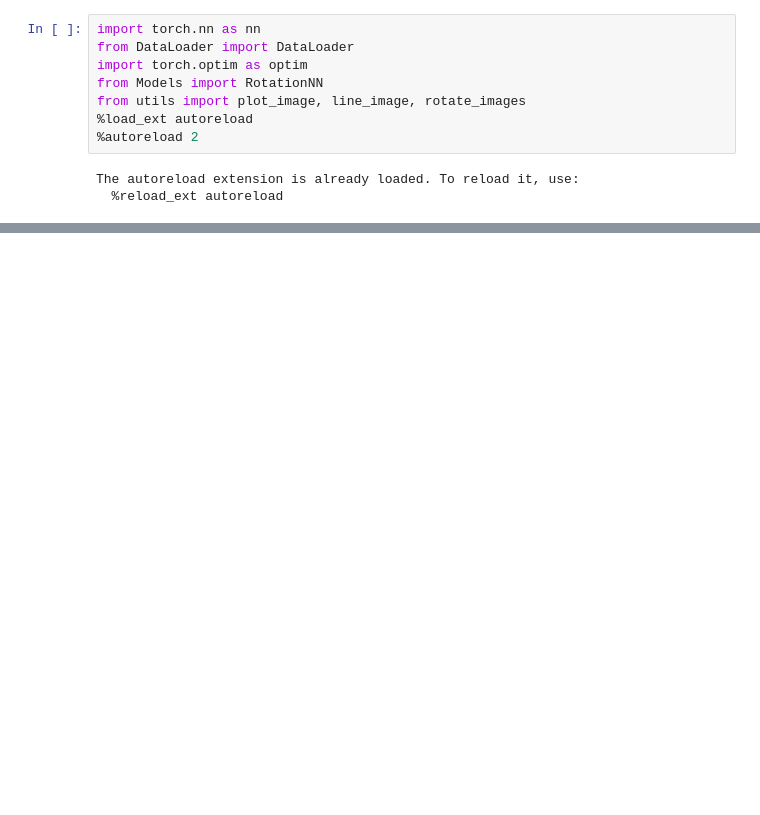
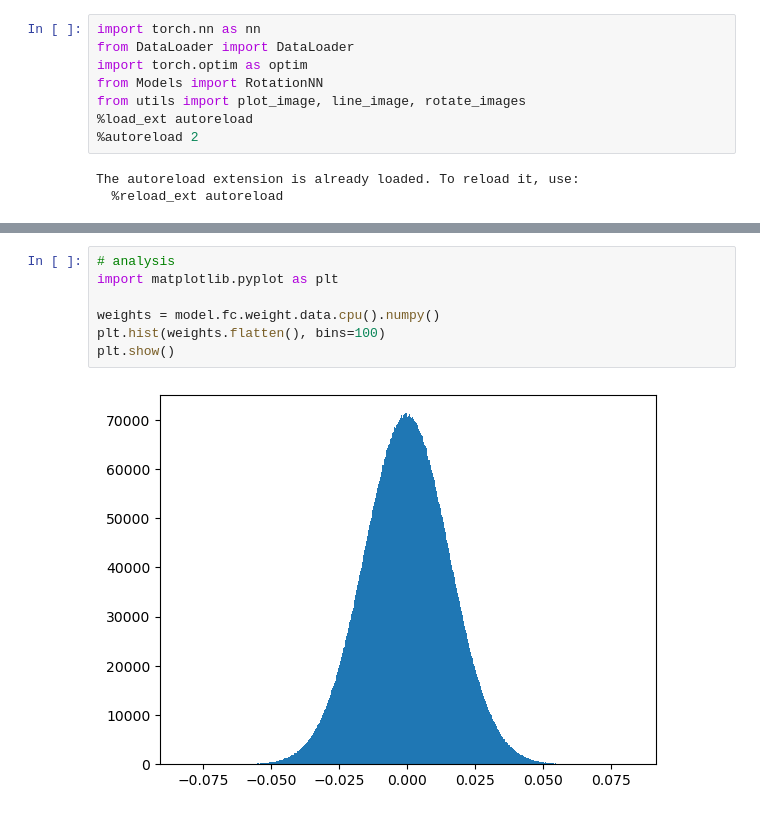
Before and after one commit to Grazvy/GetRotated, a Jupyter notebook: GetRotated.ipynb, the cells around one changed output, grey strips where cells are left out. Cells and saved outputs as stored; diff of their text form; blank space fills up the shorter version.

```diff
--- a/GetRotated.ipynb
+++ b/GetRotated.ipynb
@@ -52,0 +52,9 @@ plot_image(model(line))
+# %%
+# analysis
+import matplotlib.pyplot as plt
+
+weights = model.fc.weight.data.cpu().numpy()
+plt.hist(weights.flatten(), bins=100)
+plt.show()
+# %% [output]
+[figure, added]
```
Also changed, not shown: parts of 3 cells of this notebook, 3 other files.
